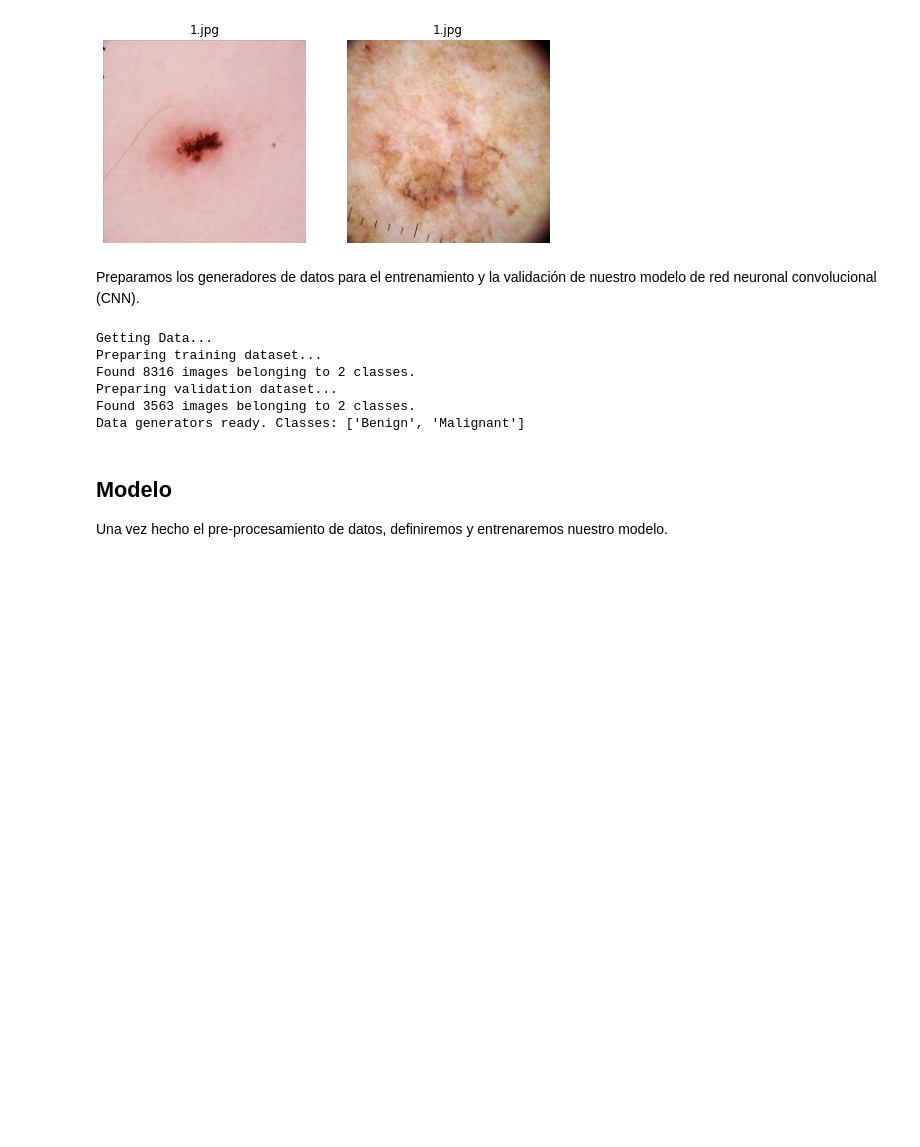
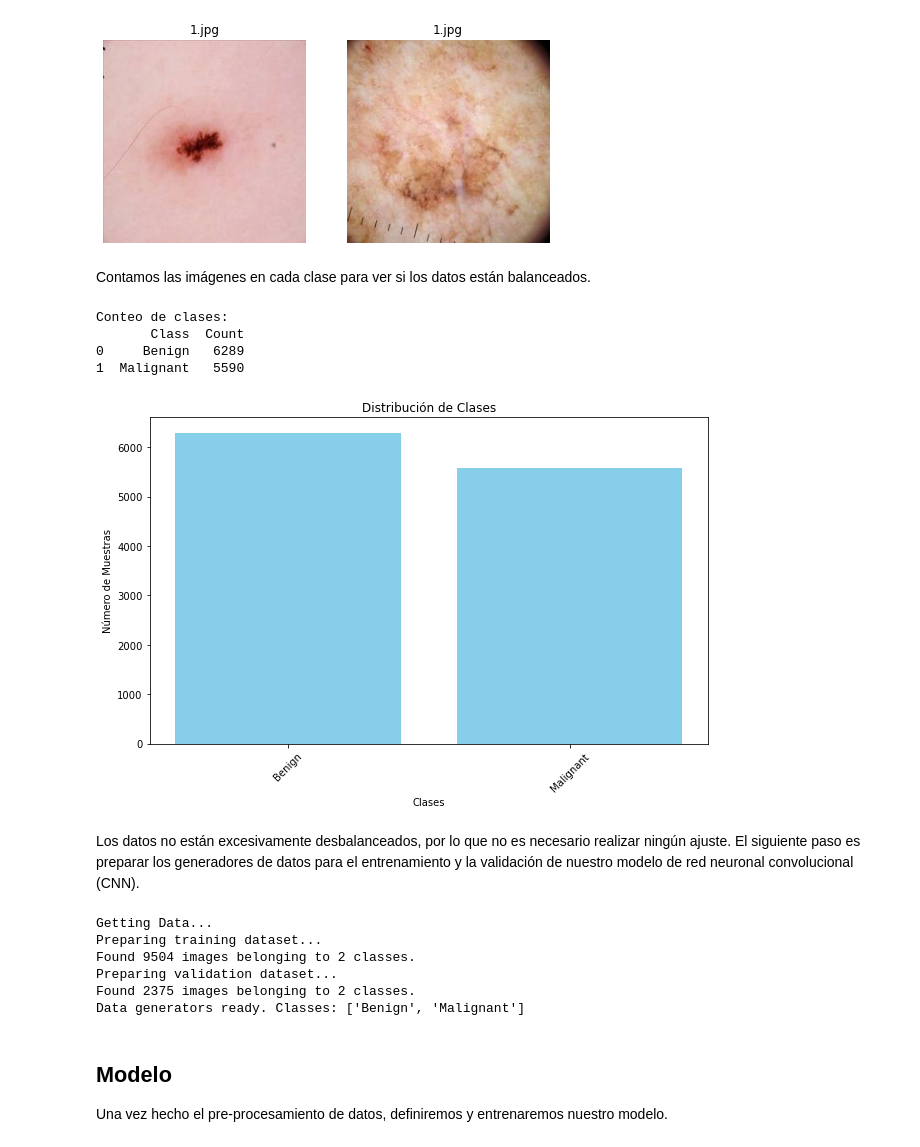
Before and after one commit to crltsnch/Caso_practico_2, a Jupyter notebook: Análisis/cnn.ipynb, the cells around one changed output. Cells and saved outputs as stored; diff of their text form; code cells hidden in the pictures; blank space fills up the shorter version.

```diff
--- a/Análisis/cnn.ipynb
+++ b/Análisis/cnn.ipynb
@@ -66,4 +68,43 @@ show_images(data_folder)
 2 classes:
 ['Benign', 'Malignant']
 [figure]
+# %% [markdown]
+Contamos las imágenes en cada clase para ver si los datos están balanceados.
+# %%
+# Función que verifica el desbalance de clases en un conjunto de datos de imágenes.
+
+def check_class_balance(data_folder):
+
+    # Contamos las imágenes por clase.
+    class_counts = {}
+    for class_name in os.listdir(data_folder):
+        class_dir = os.path.join(data_folder, class_name)
+        if os.path.isdir(class_dir):
+            class_counts[class_name] = len(os.listdir(class_dir))
+
+    # Convertimos a DataFrame para facilitar la visualización.
+    class_counts_df = pd.DataFrame(list(class_counts.items()), columns=['Class', 'Count'])
+
+    # Mostramos conteo de clases.
+    print("Conteo de clases:")
+    print(class_counts_df)
+
+    # Visualizamos la distribución de clases.
+    plt.figure(figsize=(10, 6))
+    plt.bar(class_counts_df['Class'], class_counts_df['Count'], color='skyblue')
+    plt.xlabel('Clases')
+    plt.ylabel('Número de Muestras')
+    plt.title('Distribución de Clases')
+    plt.xticks(rotation=45)
+    plt.show()
+# %%
+check_class_balance(data_folder)
+# %% [output]
+Conteo de clases:
+       Class  Count
+0     Benign   6289
+1  Malignant   5590
+[figure, added]
+# %% [markdown]
+Los datos no están excesivamente desbalanceados, por lo que no es necesario realizar ningún ajuste. El siguiente paso es preparar los generadores de datos para el entrenamiento y la validación de nuestro modelo de red neuronal convolucional (CNN).
 # %%
@@ -96,22 +137,19 @@ def prepare_data(data_folder, img_size, batch_size):
     print(f'Data generators ready. Classes: {classnames}')
 
     return train_generator, validation_generator, classnames
-# %% [markdown]
-Preparamos los generadores de datos para el entrenamiento y la validación de nuestro modelo de red neuronal convolucional (CNN).
 # %%
 # Definimos el tamaño de las imágenes y el tamaño del lote.
 img_size = (128, 128)
 batch_size = 64
-validation_split = 0.3
 
 # Preparamos los datos de entrenamiento y validación.
 train_generator, validation_generator, classnames = prepare_data(data_folder, img_size, batch_size)
 # %% [output]
 Getting Data...
 Preparing training dataset...
-Found 8316 images belonging to 2 classes.
+Found 9504 images belonging to 2 classes.
 Preparing validation dataset...
-Found 3563 images belonging to 2 classes.
+Found 2375 images belonging to 2 classes.
 Data generators ready. Classes: ['Benign', 'Malignant']
 # %% [markdown]
 ## Modelo
```
Also changed, not shown: parts of 6 cells of this notebook, 1 other file.
